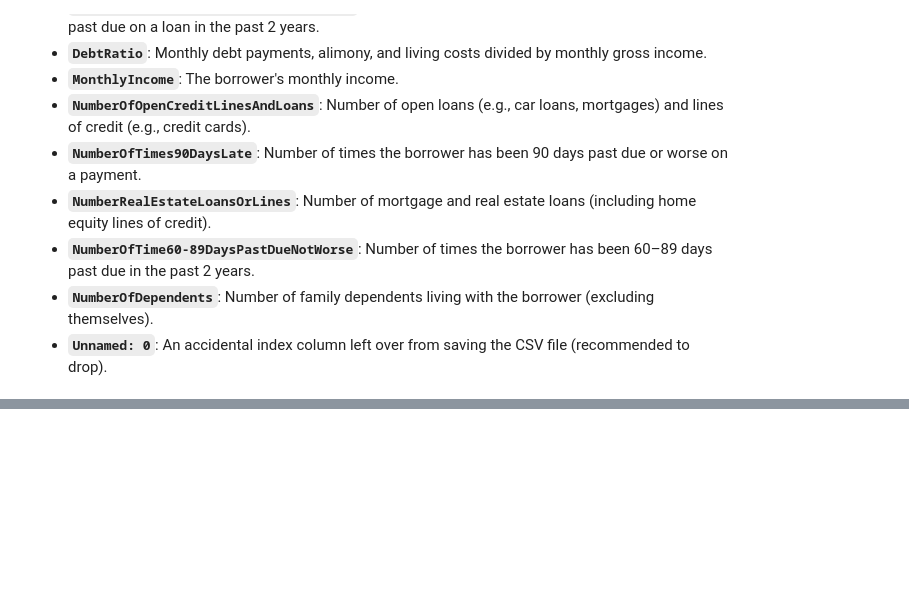
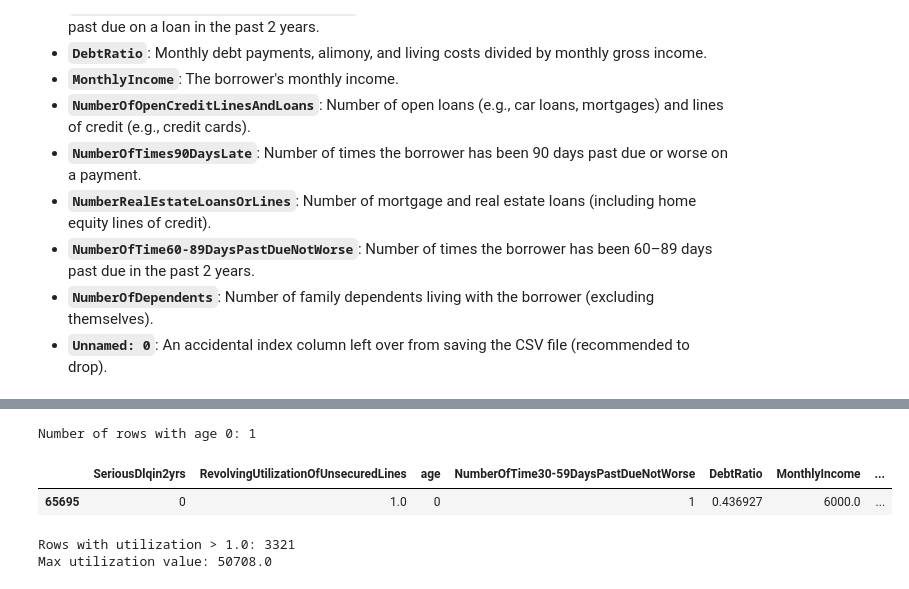
Before and after one commit to emmanuelakinmokun/credit-risk-prediction, a Jupyter notebook: notebooks/eda.ipynb, the cells around one changed output, grey strips where cells are left out. Drawn from its saved outputs; the diff is of its cells as text; code cells hidden in the pictures; blank space fills up the shorter version.

```diff
--- a/notebooks/eda.ipynb
+++ b/notebooks/eda.ipynb
@@ -136,0 +159,15 @@ Here is the breakdown of each feature and target variable in the "Give Me Some C
+# %%
+zero_ages = df[df['age'] == 0]
+print(f"Number of rows with age 0: {len(zero_ages)}")
+display(zero_ages)
+# %% [output]
+Number of rows with age 0: 1
+|  | SeriousDlqin2yrs | RevolvingUtilizationOfUnsecuredLines | age | NumberOfTime30-59DaysPastDueNotWorse | DebtRatio | MonthlyIncome | ... |
+| 65695 | 0 | 1.0 | 0 | 1 | 0.436927 | 6000.0 | ... |
+# %%
+high_util = df[df['RevolvingUtilizationOfUnsecuredLines'] > 1.0]
+print(f"Rows with utilization > 1.0: {len(high_util)}")
+print(f"Max utilization value: {df['RevolvingUtilizationOfUnsecuredLines'].max()}")
+# %% [output]
+Rows with utilization > 1.0: 3321
+Max utilization value: 50708.0
```
Also changed, not shown: parts of 11 cells of this notebook.
